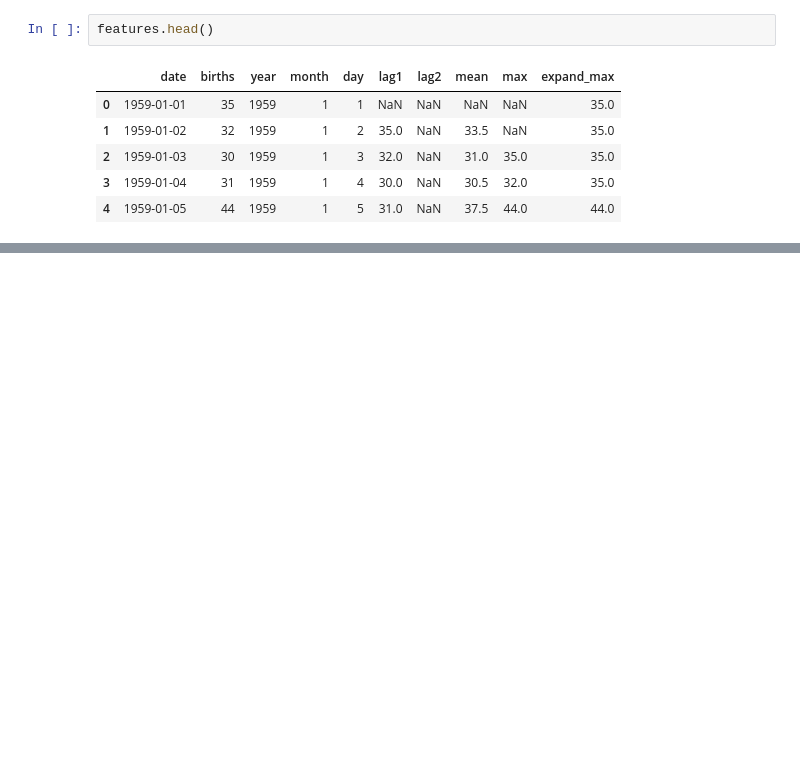
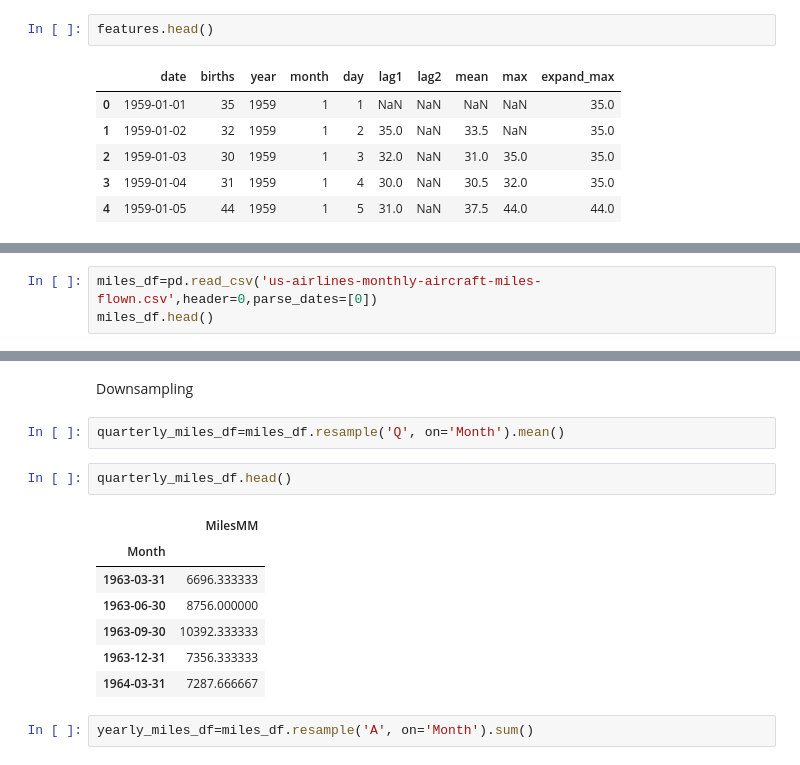
Before and after one commit to anmol0720/Time-Series-Forcasting, a Jupyter notebook: Copy_of_TensorFlow_with_GPU.ipynb, the cells around one changed output, grey strips where cells are left out. Saved outputs shown, nothing was run; the diff lists cells and outputs as text; blank space fills up the shorter version.

Commit message:
Downsampling

```diff
--- a/Copy_of_TensorFlow_with_GPU.ipynb
+++ b/Copy_of_TensorFlow_with_GPU.ipynb
@@ -413,0 +416,3 @@ features.head()
+# %%
+miles_df=pd.read_csv('us-airlines-monthly-aircraft-miles-flown.csv',header=0,parse_dates=[0])
+miles_df.head()
@@ -413,0 +426,16 @@ features.head()
+# %% [markdown]
+Downsampling
+# %%
+quarterly_miles_df=miles_df.resample('Q', on='Month').mean()
+# %%
+quarterly_miles_df.head()
+# %% [output]
+|  | MilesMM |
+| Month |  |
+| 1963-03-31 | 6696.333333 |
+| 1963-06-30 | 8756.000000 |
+| 1963-09-30 | 10392.333333 |
+| 1963-12-31 | 7356.333333 |
+| 1964-03-31 | 7287.666667 |
+# %%
+yearly_miles_df=miles_df.resample('A', on='Month').sum()
```
Also changed, not shown: parts of 3 cells of this notebook.
